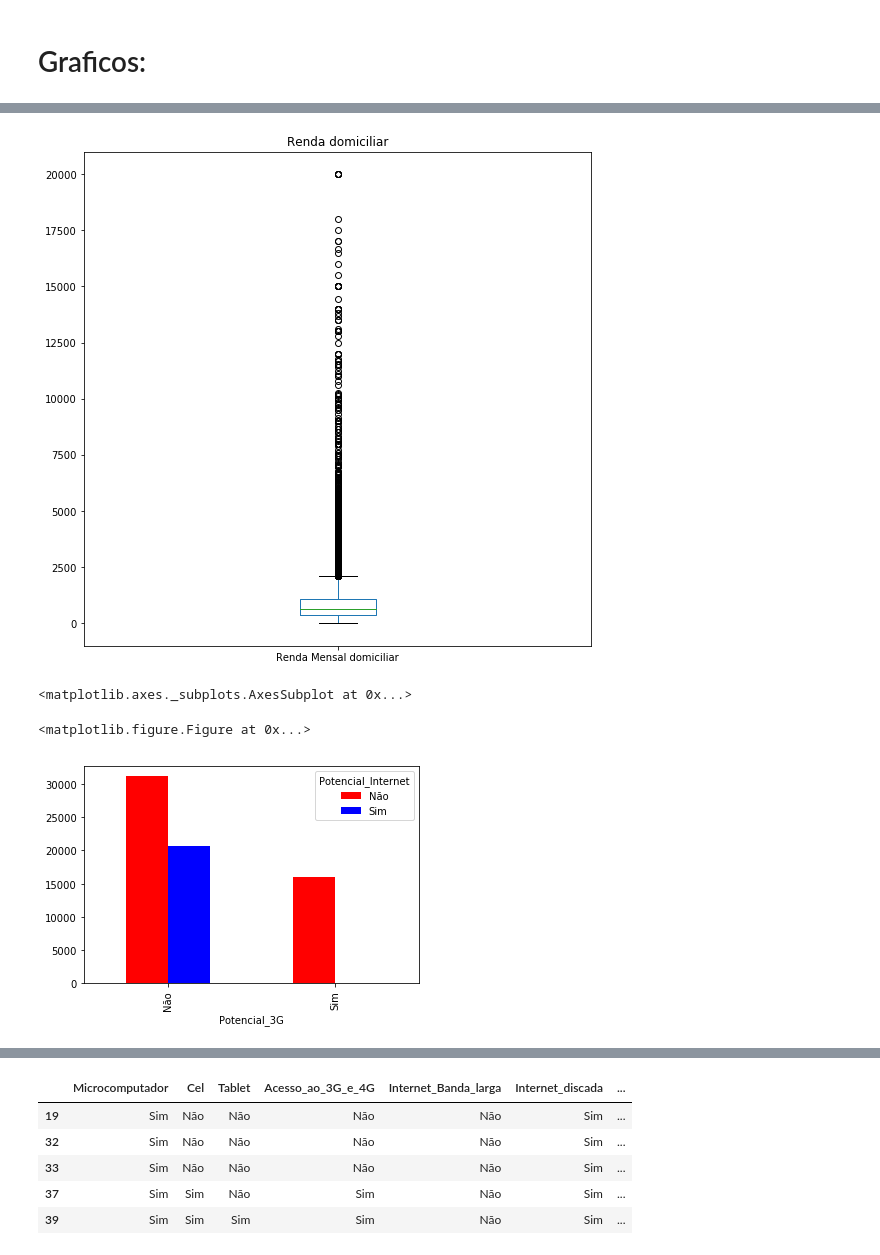
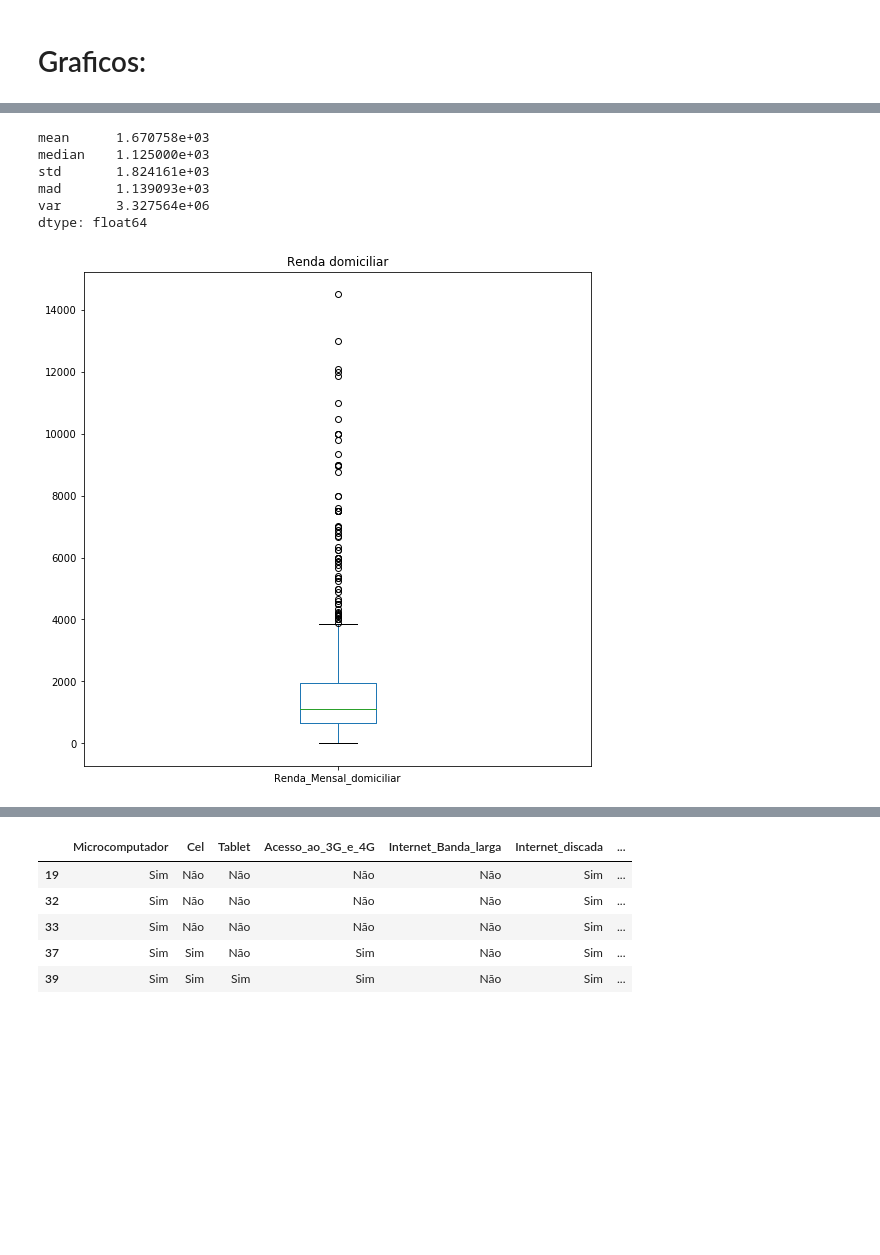
Before and after one commit to AntonioAndraues/CD, a Jupyter notebook: Projeto1/Projeto1 Layout.ipynb, the cells around one changed output, grey strips where cells are left out. Drawn from its saved outputs; the diff is of its cells as text; code cells hidden in the pictures; blank space fills up the shorter version.

```diff
--- a/Projeto1/Projeto1 Layout.ipynb
+++ b/Projeto1/Projeto1 Layout.ipynb
@@ -169,10 +202,11 @@ Faixa=np.arange(0.5,)
 # plot=variavelQuant.plot.hist(bins=faixas,)
 # %% [markdown]
 # AJUSTANDO VALORES NULOS:999999999999
-# %%
-PotNet2_renda=PotNet2.iloc[:,-1]
 # %%
-PotNet2_renda=PotNet2_renda[(PotNet2_renda<999999999999)]
-PotNet2_renda=PotNet2_renda[(PotNet2_renda<21000)]
+PotNet2_renda_2015=Pot_Net_2015.iloc[:,-1]
+PotNet2_renda_2015=PotNet2_renda[(PotNet2_renda<999999999999)]
+PotNet2_renda_2015=PotNet2_renda[(PotNet2_renda<21000)]
+Pot3G_renda_2015=Pot3G_renda[(Pot3G_renda<999999999999)]
+Pot3G_renda_2015=Pot3G_renda_2015[(Pot3G_renda_2015<21000)]
 PotNet2_renda.describe()
 # %% [output]
@@ -224,13 +252,20 @@ ct1
 # %%
 fig = plt.figure(figsize=(20,20))
 plt.subplot(222)
-plot = PotNet2_renda.plot(kind='box',title='Renda domiciliar')#, color='red')
+plot = PotNet2_renda_2015.plot(kind='box',title='Renda domiciliar')#, color='red')
+idx = ['mean','median','std','mad','var']
+df = pd.Series([ PotNet2_renda_2015.mean(),
+                             PotNet2_renda_2015.median(),
+                             PotNet2_renda_2015.std(),
+                             PotNet2_renda_2015.mad(),
+                             PotNet2_renda_2015.var(),
+               ], index=idx)
+print(df)
 # %% [output]
+mean      1.670758e+03
+median    1.125000e+03
+std       1.824161e+03
+mad       1.139093e+03
+var       3.327564e+06
+dtype: float64
-[figure, old version]
+[figure, new version]
-# %%
-fig = plt.figure(figsize=(20,20))
-ct1.plot(kind='bar', color=('red','blue'))
-# %% [output]
-<matplotlib.axes._subplots.AxesSubplot at 0x...>
-<matplotlib.figure.Figure at 0x...>
-[figure, removed]
```
Also changed, not shown: parts of 51 cells of this notebook.
